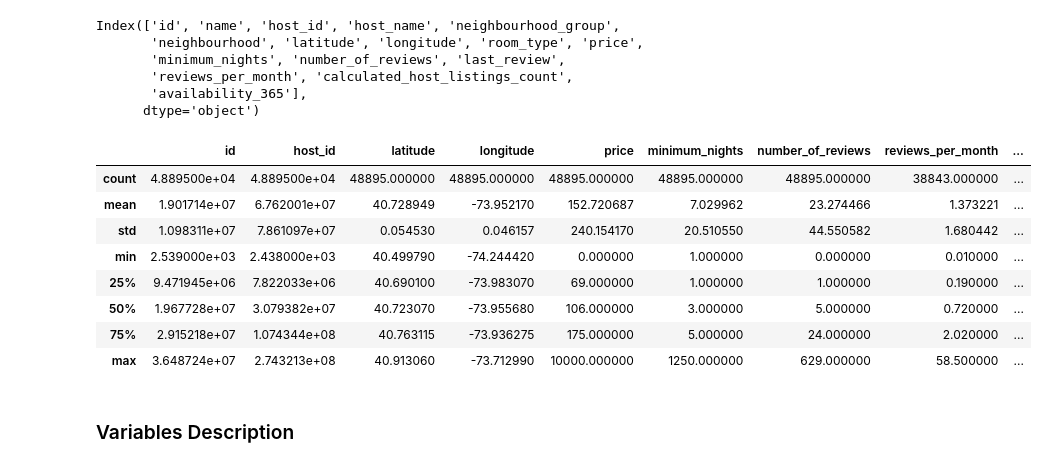
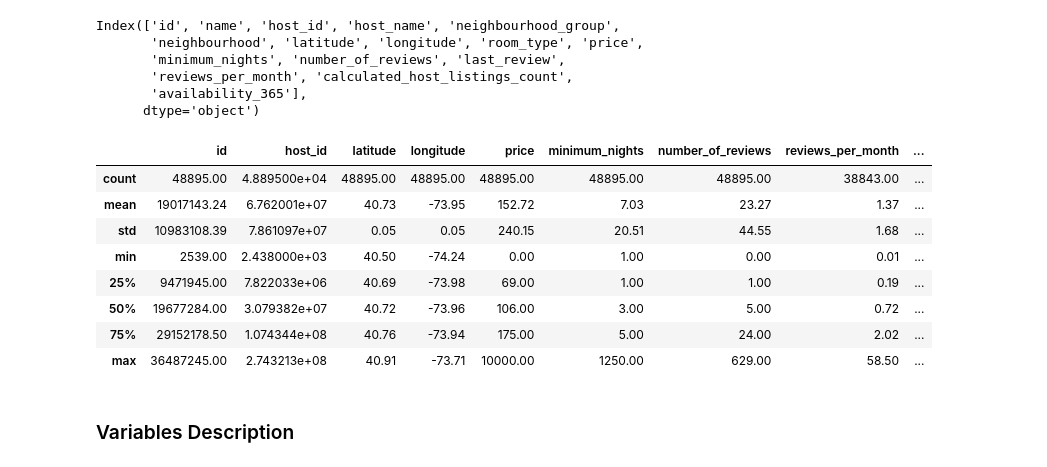
Before and after one commit to Nileshkl/Capstone-Project-EDA-Airbnb-and-Data-Visualization-with-PowerBI, a Jupyter notebook: Nilesh's_Individual_EDA_AirBnb_Bookings_Analysis.ipynb, the cells around one changed output. Drawn from its saved outputs; the diff is of its cells as text; code cells hidden in the pictures.

```diff
--- a/Nilesh's_Individual_EDA_AirBnb_Bookings_Analysis.ipynb
+++ b/Nilesh's_Individual_EDA_AirBnb_Bookings_Analysis.ipynb
@@ -89,9 +48,8 @@ import seaborn as sns
 ### Dataset Loading
 # %%
 # Load Dataset
-
-file_path = "https://raw.githubusercontent.com/Nileshkl/Capstone-Project-EDA-Airbnb/main/Airbnb%20NYC%202019.csv"
-airbnb_df=pd.read_csv(file_path)
+url = "https://raw.githubusercontent.com/Nileshkl/Capstone-Project-EDA-Airbnb/main/Airbnb%20NYC%202019.csv"
+df = pd.read_csv(url)
 # %% [markdown]
 ### Dataset First View
 # %%
@@ -206,16 +201,16 @@ Index(['id', 'name', 'host_id', 'host_name', 'neighbourhood_group',
       dtype='object')
 # %%
 # Dataset Describe
-airbnb_df.describe()
+df.describe().round(2)
 # %% [output]
 |  | id | host_id | latitude | longitude | price | minimum_nights | number_of_reviews | reviews_per_month | ... |
-| count | 4.889500e+04 | 4.889500e+04 | 48895.000000 | 48895.000000 | 48895.000000 | 48895.000000 | 48895.000000 | 38843.000000 | ... |
-| mean | 1.901714e+07 | 6.762001e+07 | 40.728949 | -73.952170 | 152.720687 | 7.029962 | 23.274466 | 1.373221 | ... |
-| std | 1.098311e+07 | 7.861097e+07 | 0.054530 | 0.046157 | 240.154170 | 20.510550 | 44.550582 | 1.680442 | ... |
-| min | 2.539000e+03 | 2.438000e+03 | 40.499790 | -74.244420 | 0.000000 | 1.000000 | 0.000000 | 0.010000 | ... |
-| 25% | 9.471945e+06 | 7.822033e+06 | 40.690100 | -73.983070 | 69.000000 | 1.000000 | 1.000000 | 0.190000 | ... |
-| 50% | 1.967728e+07 | 3.079382e+07 | 40.723070 | -73.955680 | 106.000000 | 3.000000 | 5.000000 | 0.720000 | ... |
-| 75% | 2.915218e+07 | 1.074344e+08 | 40.763115 | -73.936275 | 175.000000 | 5.000000 | 24.000000 | 2.020000 | ... |
-| max | 3.648724e+07 | 2.743213e+08 | 40.913060 | -73.712990 | 10000.000000 | 1250.000000 | 629.000000 | 58.500000 | ... |
+| count | 48895.00 | 4.889500e+04 | 48895.00 | 48895.00 | 48895.00 | 48895.00 | 48895.00 | 38843.00 | ... |
+| mean | 19017143.24 | 6.762001e+07 | 40.73 | -73.95 | 152.72 | 7.03 | 23.27 | 1.37 | ... |
+| std | 10983108.39 | 7.861097e+07 | 0.05 | 0.05 | 240.15 | 20.51 | 44.55 | 1.68 | ... |
+| min | 2539.00 | 2.438000e+03 | 40.50 | -74.24 | 0.00 | 1.00 | 0.00 | 0.01 | ... |
+| 25% | 9471945.00 | 7.822033e+06 | 40.69 | -73.98 | 69.00 | 1.00 | 1.00 | 0.19 | ... |
+| 50% | 19677284.00 | 3.079382e+07 | 40.72 | -73.96 | 106.00 | 3.00 | 5.00 | 0.72 | ... |
+| 75% | 29152178.50 | 1.074344e+08 | 40.76 | -73.94 | 175.00 | 5.00 | 24.00 | 2.02 | ... |
+| max | 36487245.00 | 2.743213e+08 | 40.91 | -73.71 | 10000.00 | 1250.00 | 629.00 | 58.50 | ... |
 # %% [markdown]
 ### Variables Description
```
Also changed, not shown: parts of 110 cells of this notebook.
